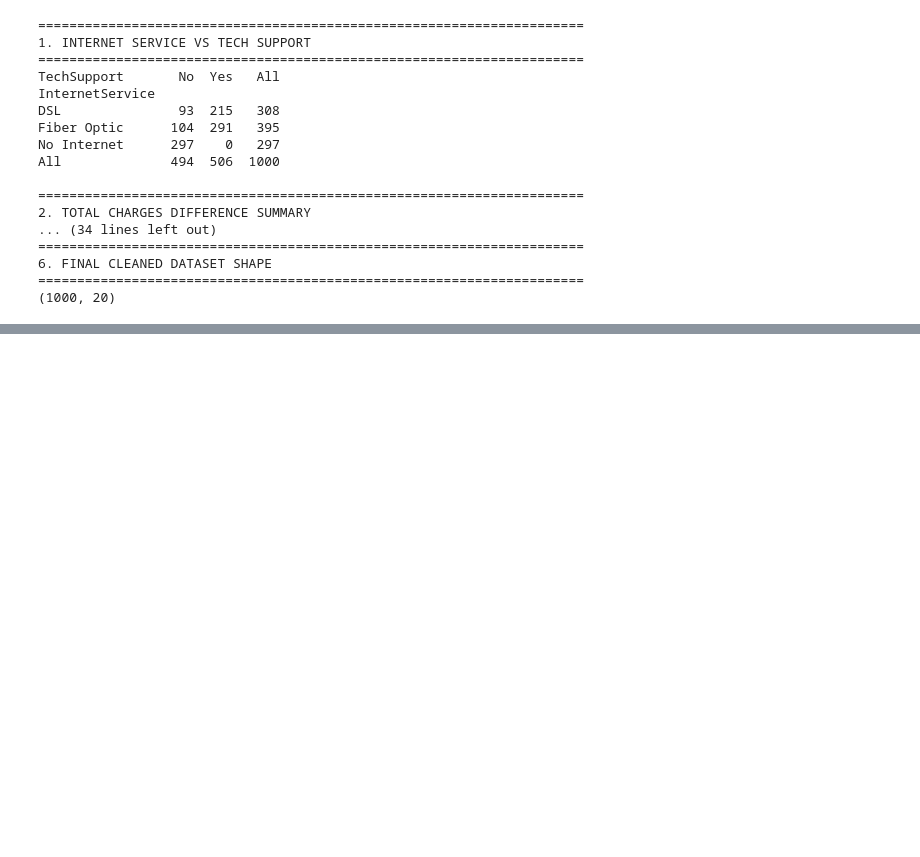
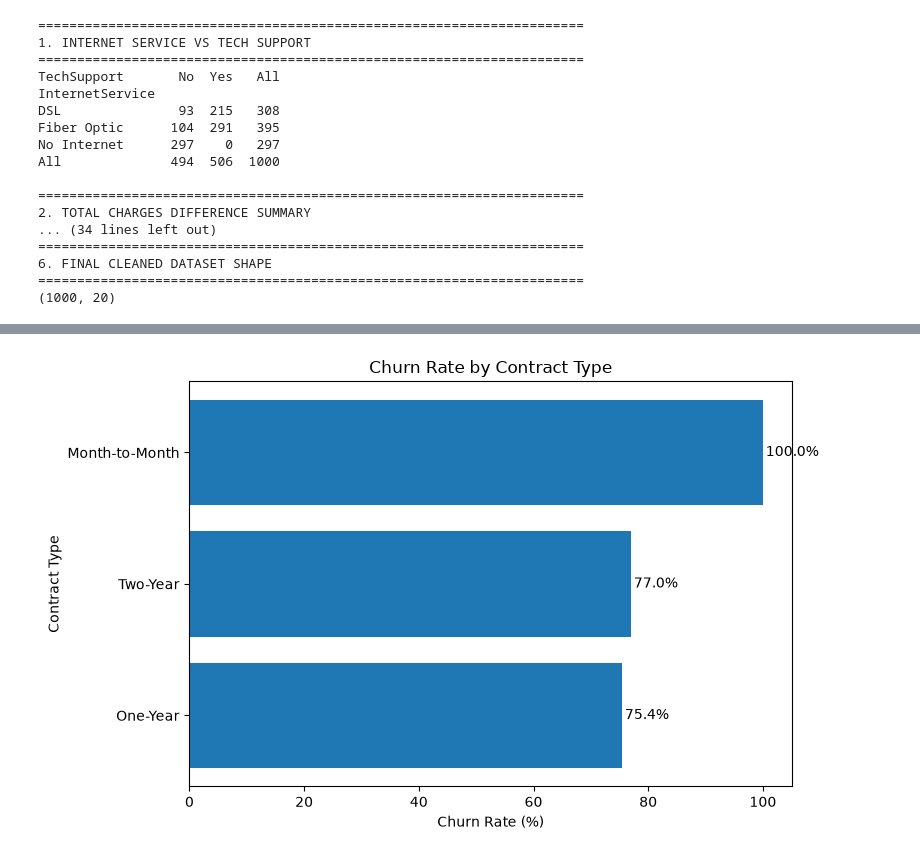
Before and after one commit to deardisha/retentioniq-telecom-churn, a Jupyter notebook: notebooks/01_retentioniq_analysis.ipynb, the cells around one changed output, grey strips where cells are left out. Cells and saved outputs as stored; diff of their text form; code cells hidden in the pictures; blank space fills up the shorter version.

```diff
--- a/notebooks/01_retentioniq_analysis.ipynb
+++ b/notebooks/01_retentioniq_analysis.ipynb
@@ -1051,0 +1115,9 @@ All              494  506  1000
+# %%
+# Analyze churn by contract
+
+contract_churn = calculate_churn_summary(
+    df_clean,
+    "ContractType"
+)
+
+contract_churn
@@ -1051,0 +1251,31 @@ All              494  506  1000
+# %%
+# Plot churn by contract
+
+plot_data = contract_churn.sort_values(
+    "ChurnRate",
+    ascending=True
+)
+
+plt.figure(figsize=(8, 5))
+
+plt.barh(
+    plot_data["ContractType"].astype(str),
+    plot_data["ChurnRate"]
+)
+
+plt.title("Churn Rate by Contract Type")
+plt.xlabel("Churn Rate (%)")
+plt.ylabel("Contract Type")
+
+for index, value in enumerate(plot_data["ChurnRate"]):
+    plt.text(
+        value + 0.5,
+        index,
+        f"{value:.1f}%",
+        va="center"
+    )
+
+plt.tight_layout()
+plt.show()
+# %% [output]
+[figure, added]
```
Also changed, not shown: parts of 21 cells of this notebook.
